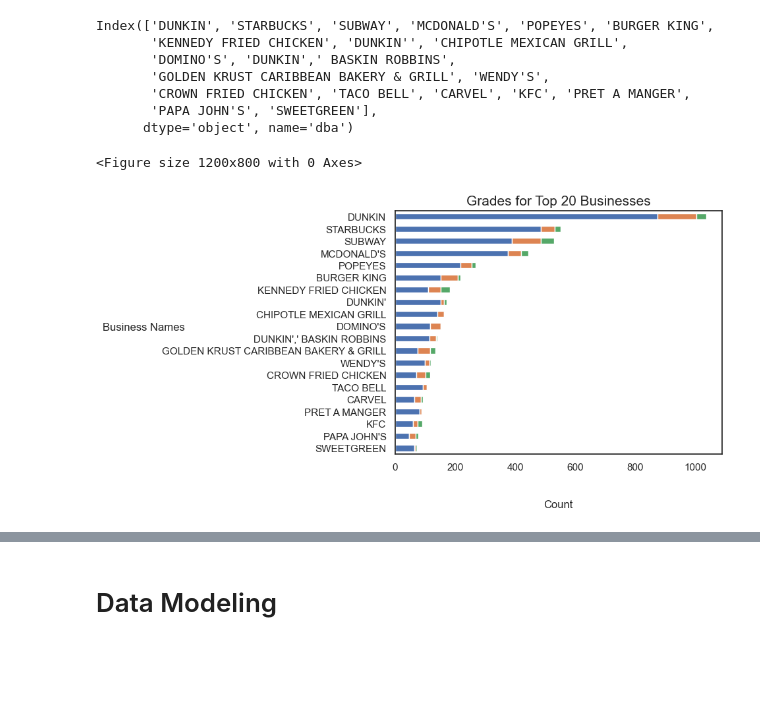
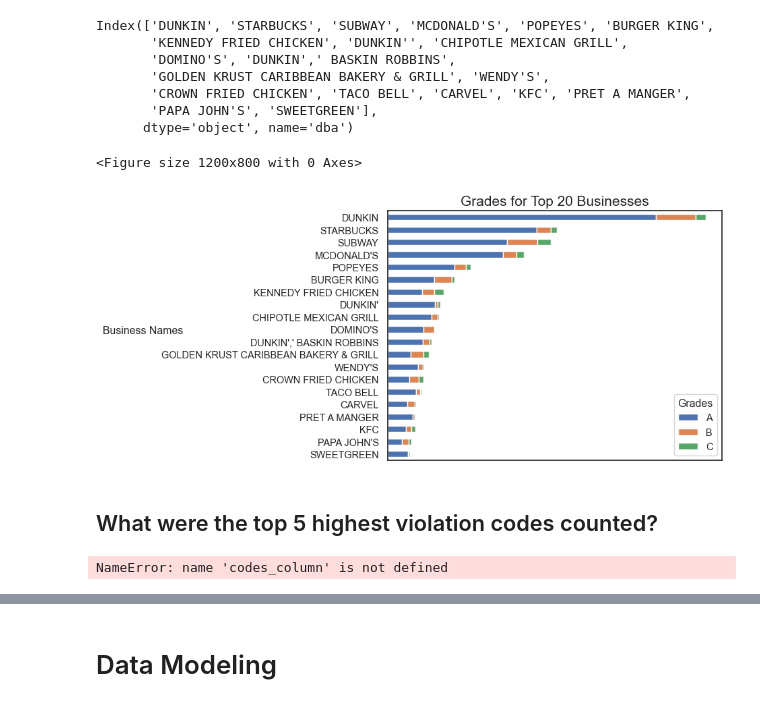
Before and after one commit to Somerville-2023/New-York-health-Inspection-Prediction, a Jupyter notebook: marc-folder/marc_eda.ipynb, the cells around one changed output, grey strips where cells are left out. Drawn from its saved outputs; the diff is of its cells as text; code cells hidden in the pictures; blank space fills up the shorter version.

```diff
--- a/marc-folder/marc_eda.ipynb
+++ b/marc-folder/marc_eda.ipynb
@@ -406,6 +409,9 @@ memory usage: 21.4+ MB
 ny = pd.read_csv('clean_ny.csv')
 # %%
 ## Here I am using the cleaned dataframe
+# %%
+# datetime needs to be applied to date time data
+ny['inspection_date'] = pd.to_datetime(ny['inspection_date'])
 # %%
 ny.info()
 # %% [output]
@@ -713,28 +738,41 @@ Index(['DUNKIN', 'STARBUCKS', 'SUBWAY', 'MCDONALD'S', 'POPEYES', 'BURGER KING',
       dtype='object', name='dba')
 # %%
 # Set the font scale and style
-sns.set(font_scale=1, style="white")
+sns.set(font_scale=0.95, style="white")
 
 # Get the top 20 businesses by counting the "dba" values
 top_20_dba = ny['dba'].value_counts().head(20).index
 
 # Filter the data to include only scores less than 80
 ny_scores = ny[ny['score'] < 80]
 
 # Group the data by 'dba' and 'grade' and count the occurrences
 grouped_data = ny_scores[ny_scores['dba'].isin(top_20_dba)].groupby(['dba', 'grade']).size().unstack(fill_value=0)
 
 # Sort the data by total counts for each business in descending order
 sorted_data = grouped_data.sum(axis=1).sort_values(ascending=True).index
 
 # Create a horizontal grouped bar plot with ascending bars
 plt.figure(figsize=(12, 8))
 ax = grouped_data.loc[sorted_data].plot(kind='barh', stacked=True, legend=False)
 
 plt.title('Grades for Top 20 Businesses', fontsize=15)
 plt.ylabel('Business Names', rotation=0, labelpad=20)
-plt.xlabel('Count', rotation=0, labelpad=30)
+plt.xlabel( '', rotation=0, labelpad=20)
+plt.tick_params(
+    axis='x',          # changes apply to the x-axis
+    which='both',      # both major and minor ticks are affected
+    bottom=False,      # ticks along the bottom edge are off
+    top=False,         # ticks along the top edge are off
+    labelbottom=False) # labels along the bottom edge are offplt.legend()
+plt.legend(title='Grades')
 plt.show()
 # %% [output]
 <Figure size 1200x800 with 0 Axes>
-[figure, old version]
+[figure, new version]
+# %% [markdown]
+## What were the top 5 highest violation codes counted?
+# %%
+codes_column
+# %% [output]
+NameError: name 'codes_column' is not defined
```
Also changed, not shown: parts of 18 cells of this notebook, 1 other file.
